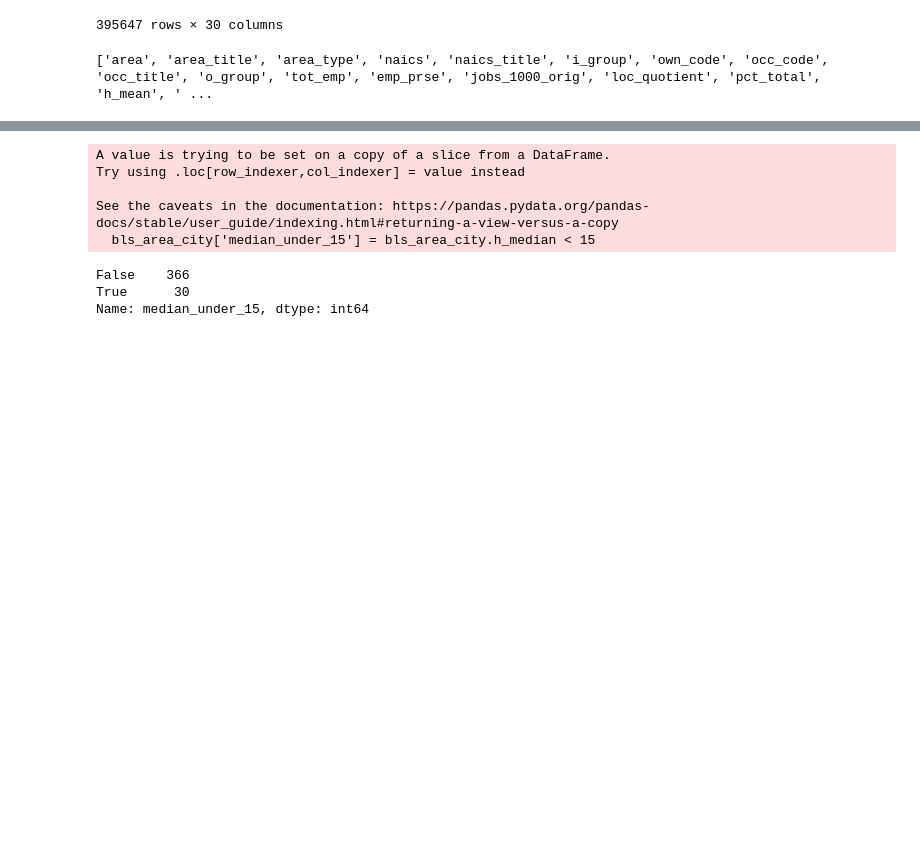
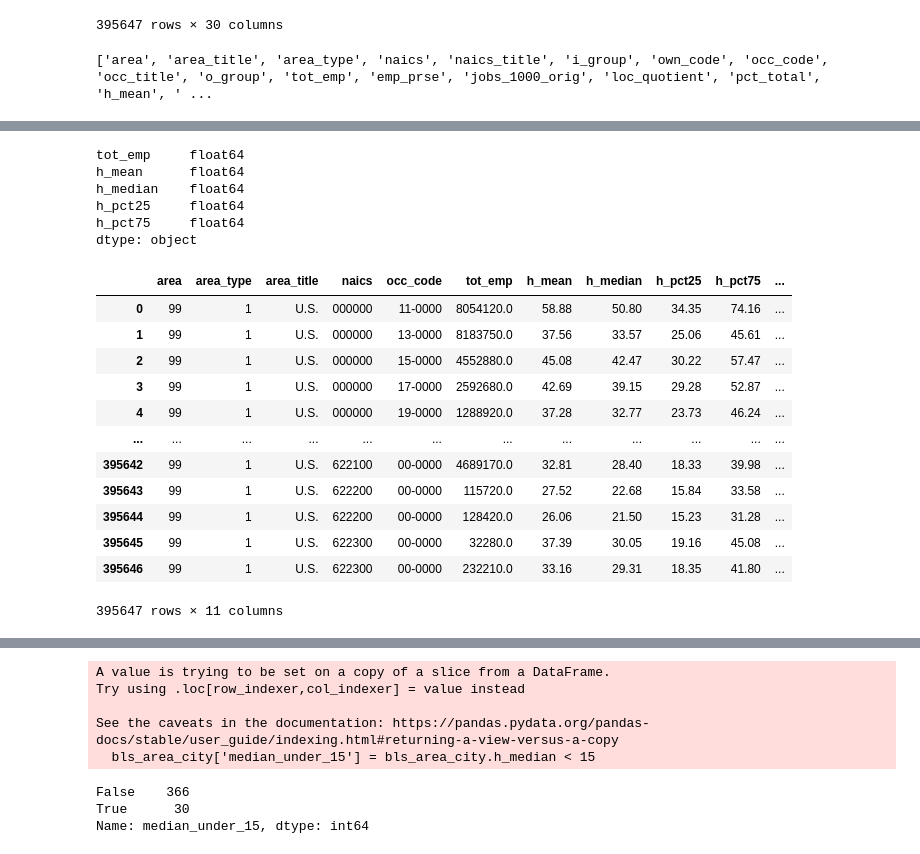
Before and after one commit to UBICenter/min-wage, a Jupyter notebook: jb/min_wage_script.ipynb, the cells around one changed output, grey strips where cells are left out. Cells and saved outputs as stored; diff of their text form; code cells hidden in the pictures; blank space fills up the shorter version.

```diff
--- a/jb/min_wage_script.ipynb
+++ b/jb/min_wage_script.ipynb
@@ -163,0 +144,9 @@ bls_data = bls_data[['area', 'area_type', 'area_title', 'naics', 'occ_code', 'to
+# %%
+bls_data[NUMERICS].apply(pd.to_numeric, errors = 'coerce').dtypes
+# %% [output]
+tot_emp     float64
+h_mean      float64
+h_median    float64
+h_pct25     float64
+h_pct75     float64
+dtype: object
@@ -164,3 +160,19 @@ bls_data = bls_data[['area', 'area_type', 'area_title', 'naics', 'occ_code', 'to
+# %%
+bls_data
+# %% [output]
+|  | area | area_type | area_title | naics | occ_code | tot_emp | h_mean | h_median | h_pct25 | h_pct75 | ... |
+| 0 | 99 | 1 | U.S. | 000000 | 11-0000 | 8054120.0 | 58.88 | 50.80 | 34.35 | 74.16 | ... |
+| 1 | 99 | 1 | U.S. | 000000 | 13-0000 | 8183750.0 | 37.56 | 33.57 | 25.06 | 45.61 | ... |
+| 2 | 99 | 1 | U.S. | 000000 | 15-0000 | 4552880.0 | 45.08 | 42.47 | 30.22 | 57.47 | ... |
+| 3 | 99 | 1 | U.S. | 000000 | 17-0000 | 2592680.0 | 42.69 | 39.15 | 29.28 | 52.87 | ... |
+| 4 | 99 | 1 | U.S. | 000000 | 19-0000 | 1288920.0 | 37.28 | 32.77 | 23.73 | 46.24 | ... |
+| ... | ... | ... | ... | ... | ... | ... | ... | ... | ... | ... | ... |
+| 395642 | 99 | 1 | U.S. | 622100 | 00-0000 | 4689170.0 | 32.81 | 28.40 | 18.33 | 39.98 | ... |
+| 395643 | 99 | 1 | U.S. | 622200 | 00-0000 | 115720.0 | 27.52 | 22.68 | 15.84 | 33.58 | ... |
+| 395644 | 99 | 1 | U.S. | 622200 | 00-0000 | 128420.0 | 26.06 | 21.50 | 15.23 | 31.28 | ... |
+| 395645 | 99 | 1 | U.S. | 622300 | 00-0000 | 32280.0 | 37.39 | 30.05 | 19.16 | 45.08 | ... |
+| 395646 | 99 | 1 | U.S. | 622300 | 00-0000 | 232210.0 | 33.16 | 29.31 | 18.35 | 41.80 | ... |
+395647 rows × 11 columns
 # %%
 bls_data_t = bls_data[bls_data.occ_code == '00-0000']
 # %%
```
Also changed, not shown: parts of 47 cells of this notebook, 1 other file.
